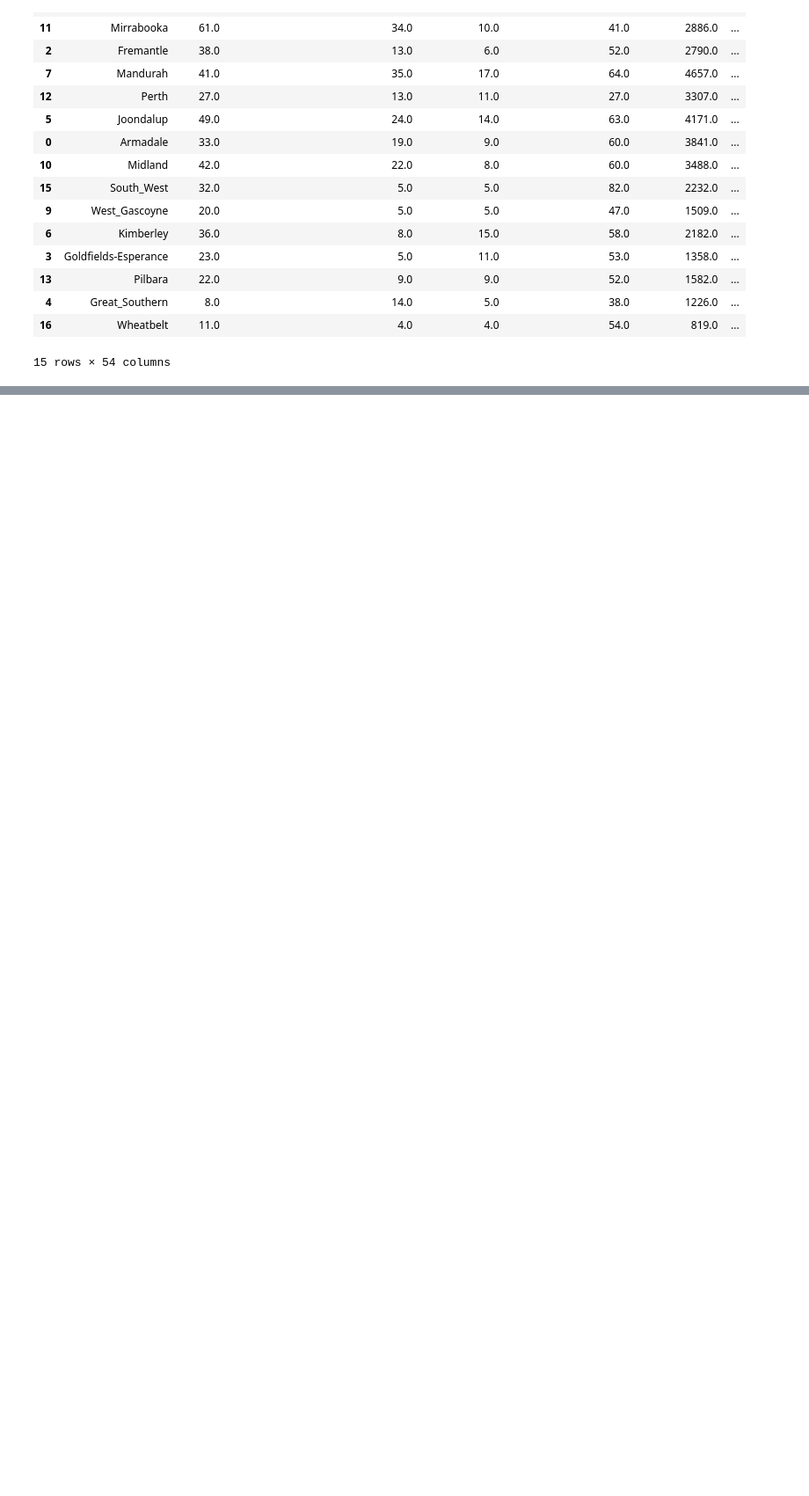
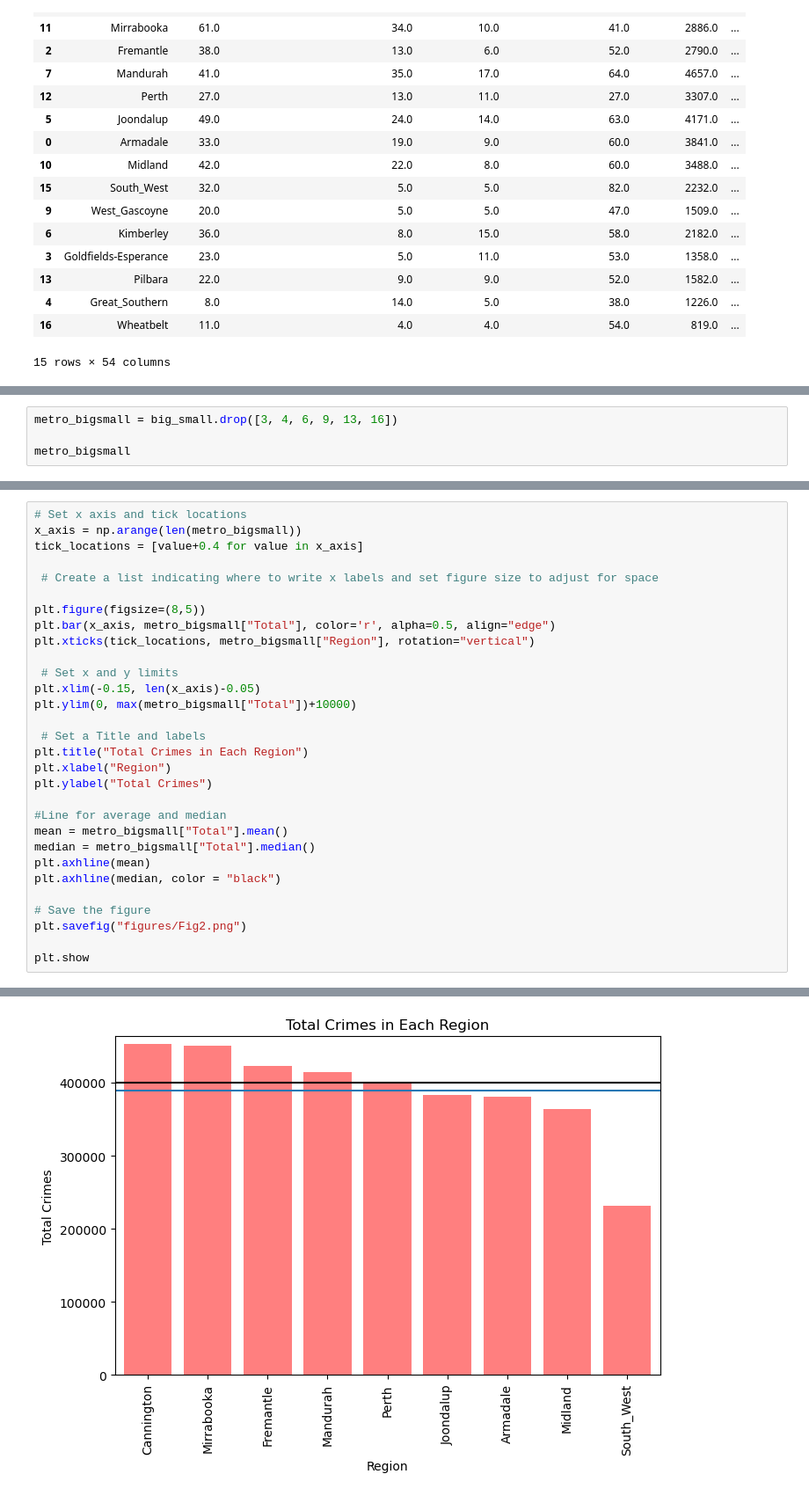
Before and after one commit to DrishP98/Project-1-, a Jupyter notebook: analysis-2(Hail).ipynb, the cells around one changed output, grey strips where cells are left out. Shown at 88% size. Drawn from its saved outputs; the diff is of its cells as text; blank space fills up the shorter version.

```diff
--- a/analysis-2.ipynb
+++ b/analysis-2(Hail).ipynb
@@ -405,3 +409,7 @@ plt.show
 # %% [output]
 <function matplotlib.pyplot.show(close=None, block=None)>
 [figure]
+# %%
+metro_bigsmall = big_small.drop([3, 4, 6, 9, 13, 16])
+
+metro_bigsmall
@@ -407,0 +428,31 @@ plt.show
+# %%
+# Set x axis and tick locations
+x_axis = np.arange(len(metro_bigsmall))
+tick_locations = [value+0.4 for value in x_axis]
+
+ # Create a list indicating where to write x labels and set figure size to adjust for space
+
+plt.figure(figsize=(8,5))
+plt.bar(x_axis, metro_bigsmall["Total"], color='r', alpha=0.5, align="edge")
+plt.xticks(tick_locations, metro_bigsmall["Region"], rotation="vertical")
+
+ # Set x and y limits
+plt.xlim(-0.15, len(x_axis)-0.05)
+plt.ylim(0, max(metro_bigsmall["Total"])+10000)
+
+ # Set a Title and labels
+plt.title("Total Crimes in Each Region")
+plt.xlabel("Region")
+plt.ylabel("Total Crimes")
+
+#Line for average and median
+mean = metro_bigsmall["Total"].mean()
+median = metro_bigsmall["Total"].median()
+plt.axhline(mean)
+plt.axhline(median, color = "black")
+
+# Save the figure
+plt.savefig("figures/Fig2.png")
+
+plt.show
+# %% [output]
@@ -407,0 +460 @@ plt.show
+[figure, added]
```
Also changed, not shown: parts of 4 cells of this notebook.
